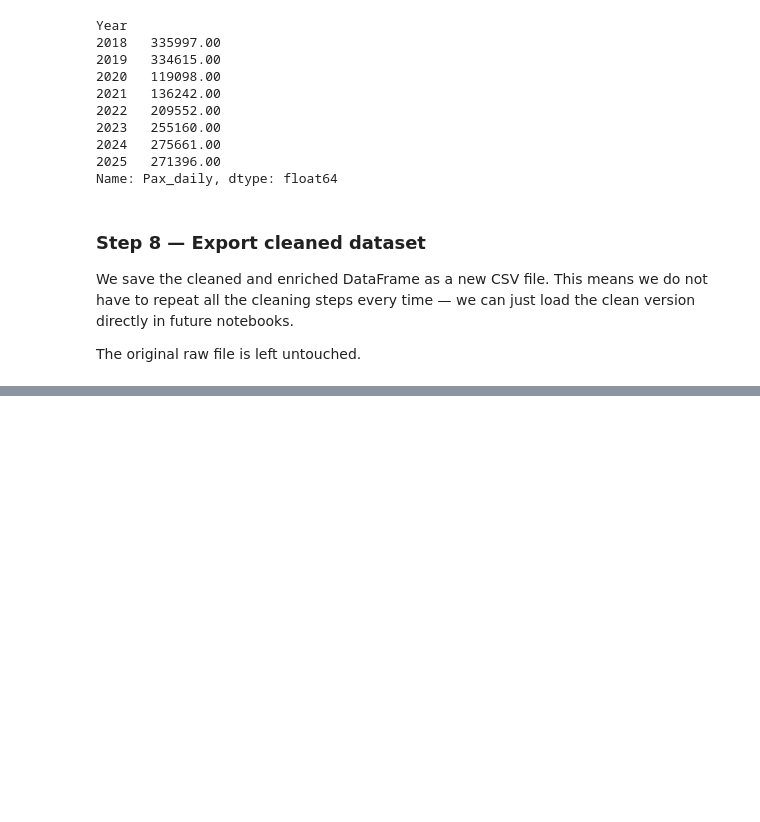
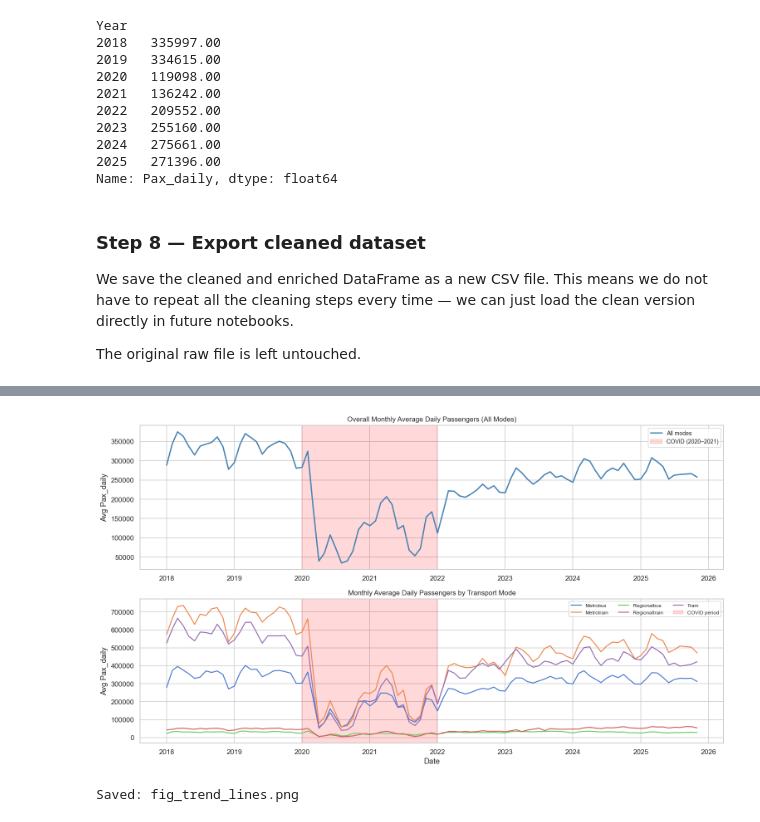
Before and after one commit to ShubhanjanR/Intro-to-data-science, a Jupyter notebook: Ausville_Notebook.ipynb, the cells around one changed output, grey strips where cells are left out. Drawn from its saved outputs; the diff is of its cells as text; code cells hidden in the pictures; blank space fills up the shorter version.

```diff
--- a/Ausville_Notebook.ipynb
+++ b/Ausville_Notebook.ipynb
@@ -314,0 +400,15 @@ Final shape: (4300, 11)
+# %%
+import matplotlib.pyplot as plt
+import matplotlib.dates as mdates
+import seaborn as sns
+from scipy import stats
+from scipy.stats import mannwhitneyu, kruskal, ttest_ind, norm, probplot, shapiro
+from sklearn.linear_model import LinearRegression
+from sklearn.metrics import r2_score
+import warnings
+warnings.filterwarnings("ignore")
+
+sns.set_theme(style="whitegrid", palette="muted")
+plt.rcParams["figure.dpi"] = 110
+
+print("Analysis libraries loaded.")
@@ -314,0 +516,35 @@ Final shape: (4300, 11)
+# %%
+# A2: Trend lines — monthly Pax_daily overall and split by Mode
+
+fig, (ax1, ax2) = plt.subplots(2, 1, figsize=(14, 8))
+
+# — Overall trend —
+monthly_overall = df.groupby("MonthStart")["Pax_daily"].mean().reset_index()
+ax1.plot(monthly_overall["MonthStart"], monthly_overall["Pax_daily"],
+         color="steelblue", lw=2, label="All modes")
+ax1.axvspan(pd.Timestamp("2020-01-01"), pd.Timestamp("2021-12-31"),
+            alpha=0.15, color="red", label="COVID (2020–2021)")
+ax1.set_title("Overall Monthly Average Daily Passengers (All Modes)", fontsize=11)
+ax1.set_ylabel("Avg Pax_daily")
+ax1.legend(fontsize=9)
+ax1.xaxis.set_major_formatter(mdates.DateFormatter("%Y"))
+
+# — By Mode —
+monthly_mode = df.groupby(["MonthStart", "Mode"], observed=True)["Pax_daily"].mean().reset_index()
+for mode_val, grp in monthly_mode.groupby("Mode", observed=True):
+    ax2.plot(grp["MonthStart"], grp["Pax_daily"], label=str(mode_val), lw=1.5)
+ax2.axvspan(pd.Timestamp("2020-01-01"), pd.Timestamp("2021-12-31"),
+            alpha=0.15, color="red", label="COVID period")
+ax2.set_title("Monthly Average Daily Passengers by Transport Mode", fontsize=11)
+ax2.set_ylabel("Avg Pax_daily")
+ax2.set_xlabel("Date")
+ax2.legend(fontsize=8, ncol=3)
+ax2.xaxis.set_major_formatter(mdates.DateFormatter("%Y"))
+
+plt.tight_layout()
+plt.savefig("/Users/apple/INTRO TO DATASCIENCE/Notebook/fig_trend_lines.png", bbox_inches="tight")
+plt.show()
+print("Saved: fig_trend_lines.png")
+# %% [output]
+[figure, added]
+Saved: fig_trend_lines.png
```
Also changed, not shown: parts of 27 cells of this notebook.
